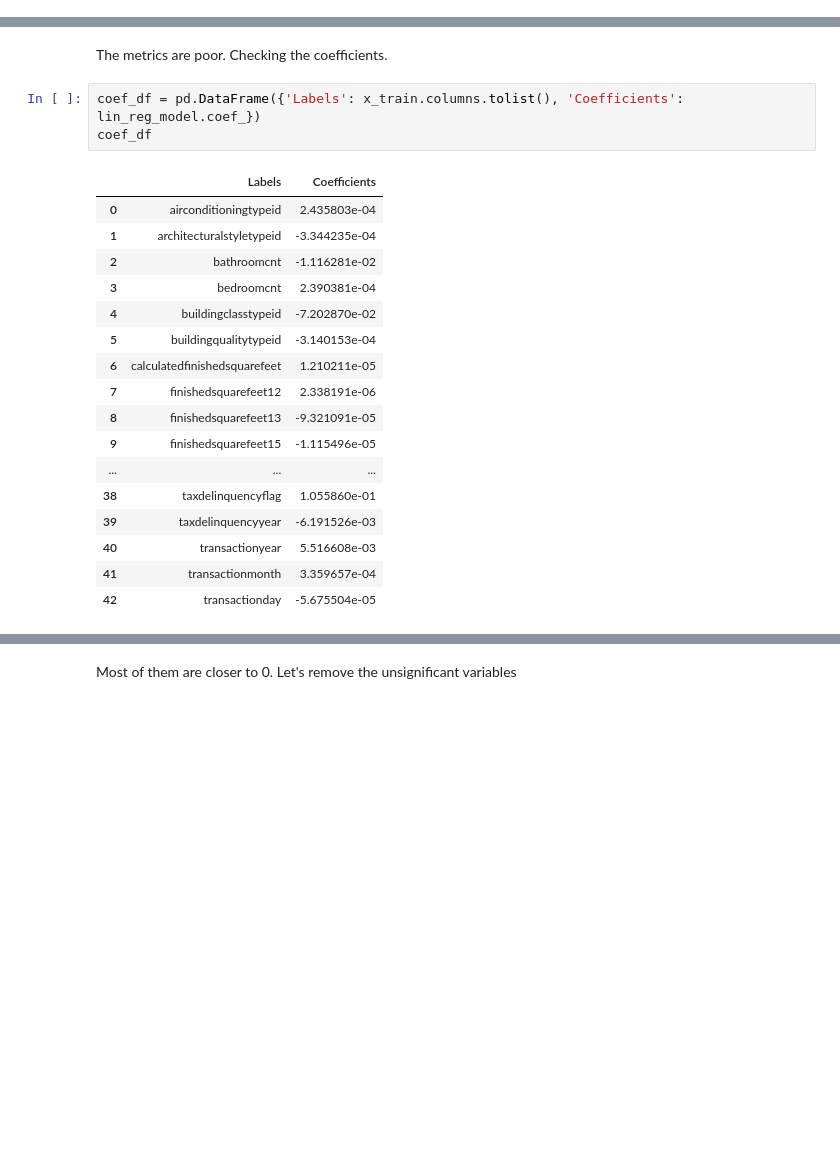
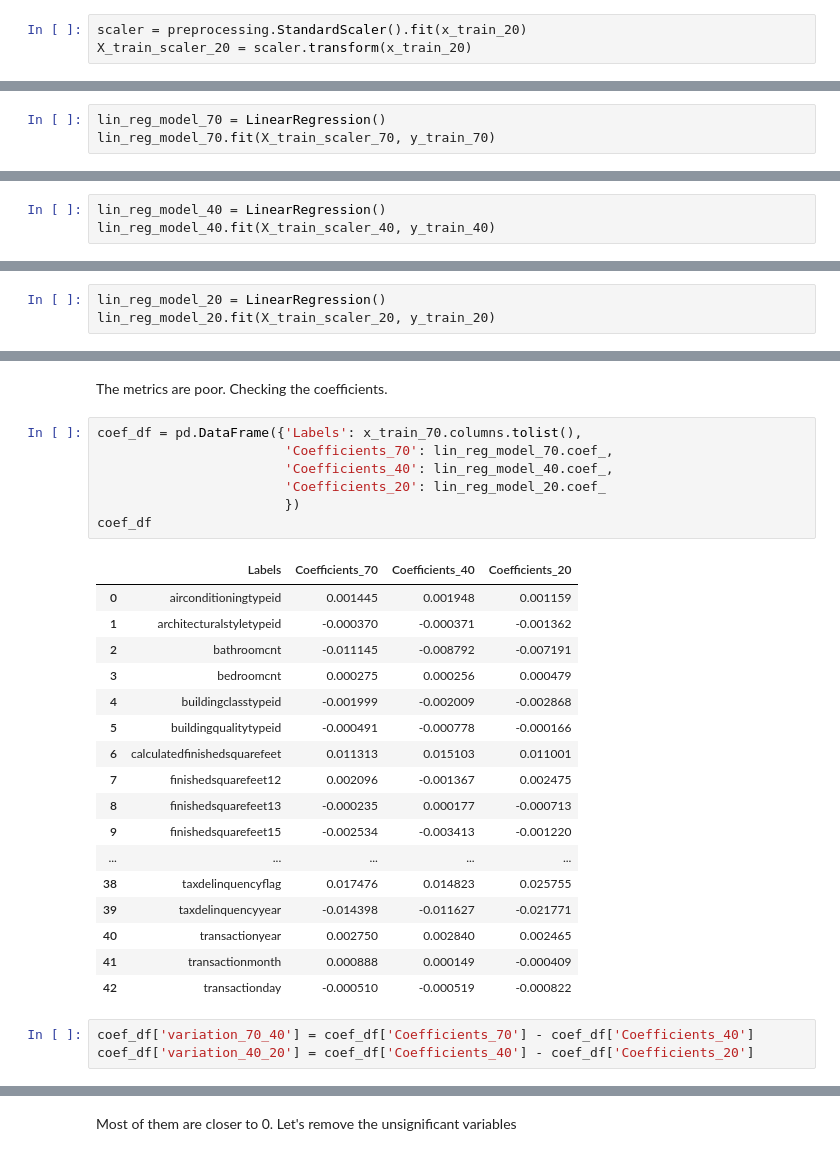
Before and after one commit to nariastoro/ml_projects, a Jupyter notebook: zillow-prize-1/zillow_notebook.ipynb, the cells around one changed output, grey strips where cells are left out. Drawn from its saved outputs; the diff is of its cells as text; blank space fills up the shorter version.

```diff
--- a/zillow-prize-1/zillow_notebook.ipynb
+++ b/zillow-prize-1/zillow_notebook.ipynb
@@ -369,2 +390,5 @@ Number of rows in test data (30%) = 100731
+# %%
+scaler = preprocessing.StandardScaler().fit(x_train_20)
+X_train_scaler_20 = scaler.transform(x_train_20)
 # %% [markdown]
 ### Creating Linear Model
@@ -375,0 +395,3 @@ LinearRegression()
+# %%
+lin_reg_model_70 = LinearRegression()
+lin_reg_model_70.fit(X_train_scaler_70, y_train_70)
@@ -375,0 +400,3 @@ LinearRegression()
+# %%
+lin_reg_model_40 = LinearRegression()
+lin_reg_model_40.fit(X_train_scaler_40, y_train_40)
@@ -375,0 +405,3 @@ LinearRegression()
+# %%
+lin_reg_model_20 = LinearRegression()
+lin_reg_model_20.fit(X_train_scaler_20, y_train_20)
@@ -385,23 +437,30 @@ Training Performance
 # %% [markdown]
 The metrics are poor. Checking the coefficients.
 # %%
-coef_df = pd.DataFrame({'Labels': x_train.columns.tolist(), 'Coefficients': lin_reg_model.coef_})
+coef_df = pd.DataFrame({'Labels': x_train_70.columns.tolist(),
+                        'Coefficients_70': lin_reg_model_70.coef_,
+                        'Coefficients_40': lin_reg_model_40.coef_,
+                        'Coefficients_20': lin_reg_model_20.coef_
+                        })
 coef_df
 # %% [output]
-|  | Labels | Coefficients |
-| 0 | airconditioningtypeid | 2.435803e-04 |
-| 1 | architecturalstyletypeid | -3.344235e-04 |
-| 2 | bathroomcnt | -1.116281e-02 |
-| 3 | bedroomcnt | 2.390381e-04 |
-| 4 | buildingclasstypeid | -7.202870e-02 |
-| 5 | buildingqualitytypeid | -3.140153e-04 |
-| 6 | calculatedfinishedsquarefeet | 1.210211e-05 |
-| 7 | finishedsquarefeet12 | 2.338191e-06 |
-| 8 | finishedsquarefeet13 | -9.321091e-05 |
-| 9 | finishedsquarefeet15 | -1.115496e-05 |
-| ... | ... | ... |
-| 38 | taxdelinquencyflag | 1.055860e-01 |
-| 39 | taxdelinquencyyear | -6.191526e-03 |
-| 40 | transactionyear | 5.516608e-03 |
-| 41 | transactionmonth | 3.359657e-04 |
-| 42 | transactionday | -5.675504e-05 |
+|  | Labels | Coefficients_70 | Coefficients_40 | Coefficients_20 |
+| 0 | airconditioningtypeid | 0.001445 | 0.001948 | 0.001159 |
+| 1 | architecturalstyletypeid | -0.000370 | -0.000371 | -0.001362 |
+| 2 | bathroomcnt | -0.011145 | -0.008792 | -0.007191 |
+| 3 | bedroomcnt | 0.000275 | 0.000256 | 0.000479 |
+| 4 | buildingclasstypeid | -0.001999 | -0.002009 | -0.002868 |
+| 5 | buildingqualitytypeid | -0.000491 | -0.000778 | -0.000166 |
+| 6 | calculatedfinishedsquarefeet | 0.011313 | 0.015103 | 0.011001 |
+| 7 | finishedsquarefeet12 | 0.002096 | -0.001367 | 0.002475 |
+| 8 | finishedsquarefeet13 | -0.000235 | 0.000177 | -0.000713 |
+| 9 | finishedsquarefeet15 | -0.002534 | -0.003413 | -0.001220 |
+| ... | ... | ... | ... | ... |
+| 38 | taxdelinquencyflag | 0.017476 | 0.014823 | 0.025755 |
+| 39 | taxdelinquencyyear | -0.014398 | -0.011627 | -0.021771 |
+| 40 | transactionyear | 0.002750 | 0.002840 | 0.002465 |
+| 41 | transactionmonth | 0.000888 | 0.000149 | -0.000409 |
+| 42 | transactionday | -0.000510 | -0.000519 | -0.000822 |
+# %%
+coef_df['variation_70_40'] = coef_df['Coefficients_70'] - coef_df['Coefficients_40']
+coef_df['variation_40_20'] = coef_df['Coefficients_40'] - coef_df['Coefficients_20']
```
Also changed, not shown: parts of 40 cells of this notebook.
